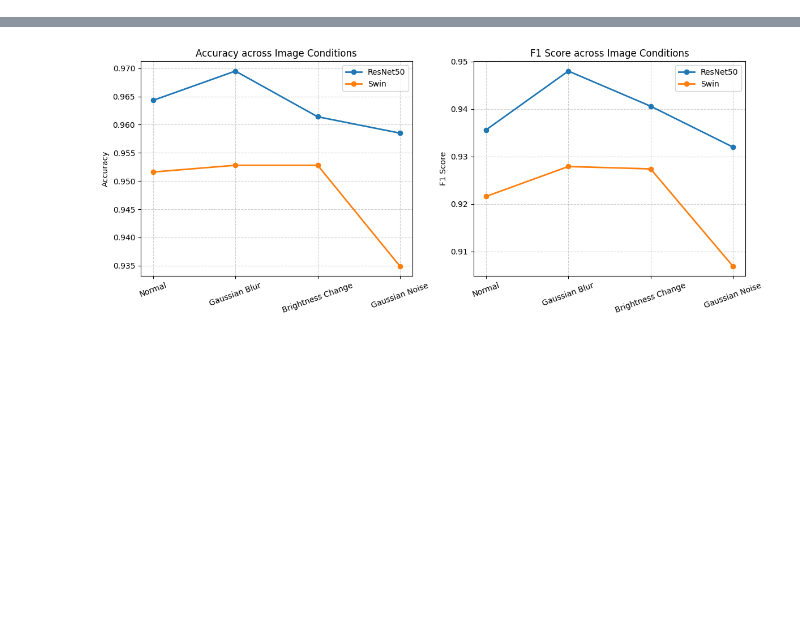
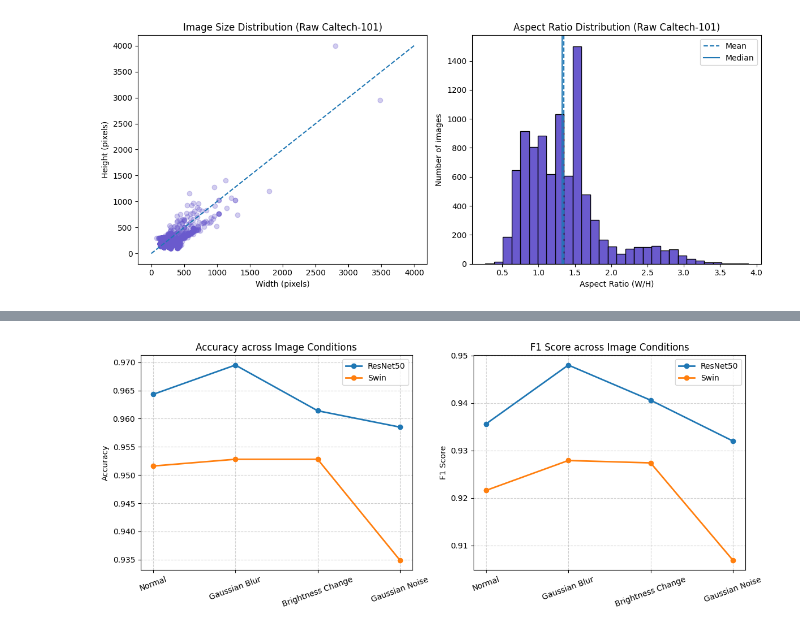
Before and after one commit to trungly-hcmut/CO5085_DeepLearning_CV, a Jupyter notebook: assignment_1/image_classification.ipynb, the cells around one changed output, grey strips where cells are left out. Cells and saved outputs as stored; diff of their text form; code cells hidden in the pictures; blank space fills up the shorter version.

```diff
--- a/assignment_1/image_classification.ipynb
+++ b/assignment_1/image_classification.ipynb
@@ -224,0 +174,81 @@ Sự bất cân xứng trong phân phối (mean > median) cho thấy ảnh hư
+# %%
+from PIL import Image
+import os
+import numpy as np
+import matplotlib.pyplot as plt
+
+# ===== Config =====
+root = "./data/caltech101/101_ObjectCategories"
+
+# ===== Collect data =====
+widths = []
+heights = []
+aspect_ratios = []
+
+num_images = 0
+num_errors = 0
+
+for class_name in os.listdir(root):
+    class_path = os.path.join(root, class_name)
+
+    if not os.path.isdir(class_path):
+        continue
+
+    for img_name in os.listdir(class_path):
+        img_path = os.path.join(class_path, img_name)
+
+        try:
+            with Image.open(img_path) as img:
+                img = img.convert("RGB")
+
+                w, h = img.size
+                widths.append(w)
+                heights.append(h)
+                aspect_ratios.append(w / h)
+
+                num_images += 1
+
+        except:
+            num_errors += 1
+            continue
+
+print(f"Total images: {num_images}")
+print(f"Skipped (errors): {num_errors}")
+
+# Convert to numpy
+aspect_ratios = np.array(aspect_ratios)
+
+# ===== Plot =====
+fig, axes = plt.subplots(1, 2, figsize=(12, 5))
+
+# --- Scatter: Width vs Height ---
+axes[0].scatter(widths, heights, alpha=0.3, color="#6A5ACD")
+
+max_val = max(max(widths), max(heights))
+axes[0].plot([0, max_val], [0, max_val], linestyle="--")
+
+axes[0].set_title("Image Size Distribution (Raw Caltech-101)")
+axes[0].set_xlabel("Width (pixels)")
+axes[0].set_ylabel("Height (pixels)")
+axes[0].grid(False)
+
+# --- Histogram: Aspect Ratio ---
+axes[1].hist(
+    aspect_ratios,
+    bins=30,
+    color="#6A5ACD",
+    edgecolor="black"
+)
+
+axes[1].axvline(np.mean(aspect_ratios), linestyle='--', label='Mean')
+axes[1].axvline(np.median(aspect_ratios), linestyle='-', label='Median')
+
+axes[1].set_title("Aspect Ratio Distribution (Raw Caltech-101)")
+axes[1].set_xlabel("Aspect Ratio (W/H)")
+axes[1].set_ylabel("Number of images")
+axes[1].legend()
+axes[1].grid(False)
+
+plt.tight_layout()
+plt.show()
+# %% [output]
@@ -224,0 +257 @@ Sự bất cân xứng trong phân phối (mean > median) cho thấy ảnh hư
+[figure, added]
```
Also changed, not shown: parts of 98 cells of this notebook.
